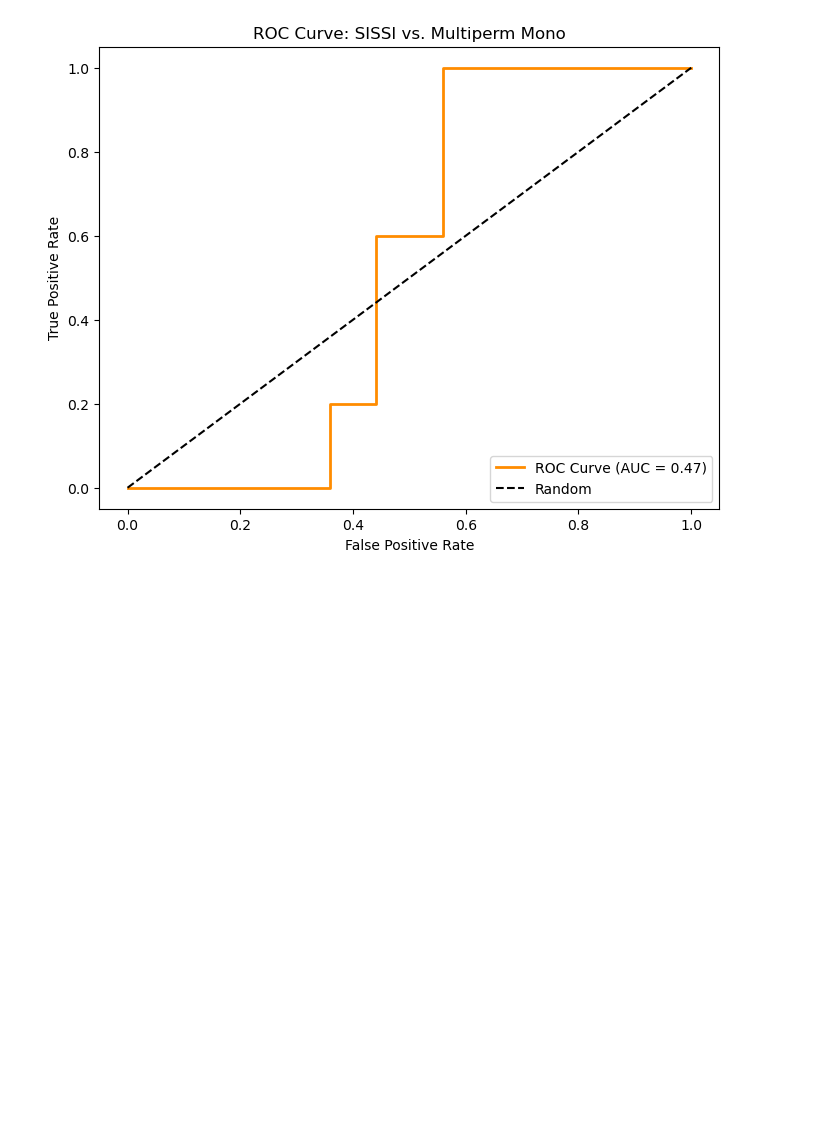
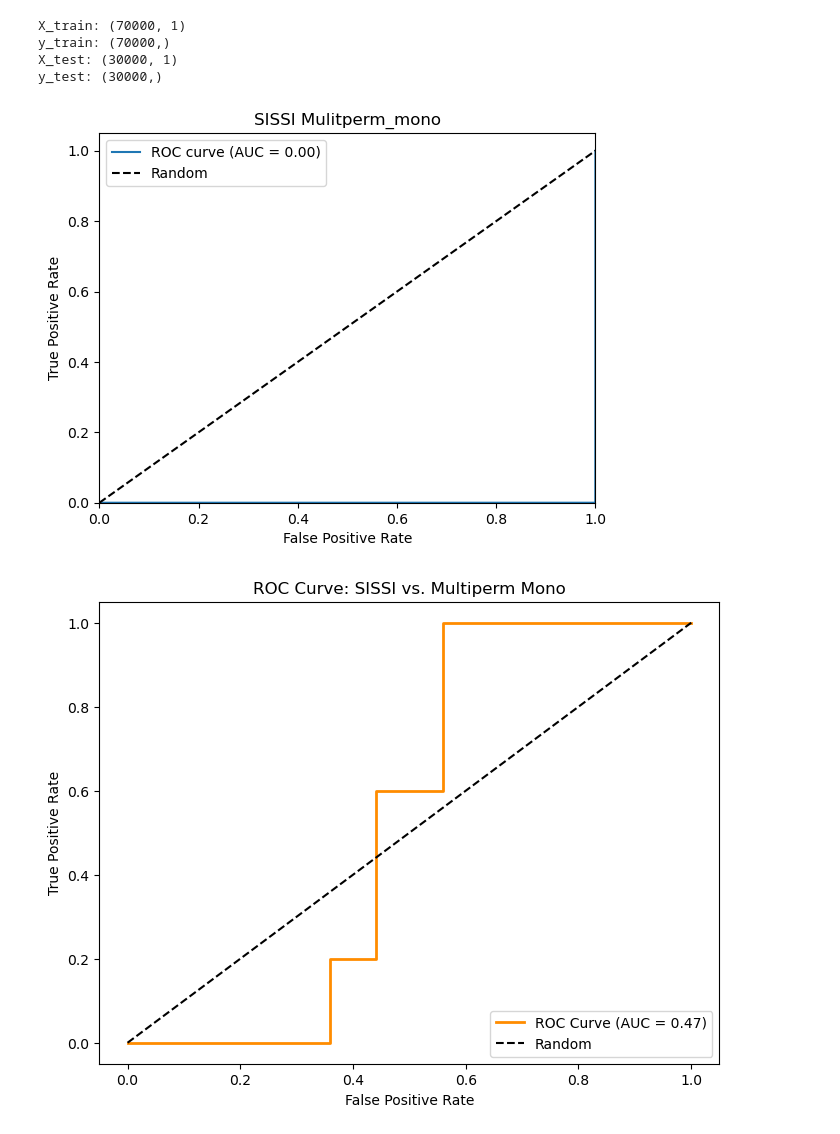
Before and after one commit to Faragas91/Masterarbeit, a Jupyter notebook: Scripts/test ROC.ipynb, the cells around one changed output. Cells and saved outputs as stored; diff of their text form; code cells hidden in the pictures; blank space fills up the shorter version.

```diff
--- a/Scripts/test ROC.ipynb
+++ b/Scripts/test ROC.ipynb
@@ -30,4 +30,15 @@ from imblearn.over_sampling import SMOTE
 # df_sissiz_mono = pd.DataFrame(pd.read_excel('D:/Masterarbeit_Daten/Data/SISSIz_Data_di_Excel/multiperm_mono.xlsx'))
 # df_multiperm_di = pd.DataFrame(pd.read_excel('D:/Masterarbeit_Daten/Data/SISSIz_Data_di_Excel/multiperm_di.xlsx'))
 # df_aln_shuffle = pd.DataFrame(pd.read_excel('D:/Masterarbeit_Daten/Data/SISSIz_Data_di_Excel/alifoldz.xlsx'))
+# %%
+# Datei-Pfade
+file_names = {
+    # 'sissi': 'D:/Masterarbeit_Daten/Data/SISSIz_Data_di_Excel/sissi.xlsx',
+    'sissi_oversampling': 'D:/Masterarbeit_programmieren/Data/SISSIz_Data_di_Excel/sissi_oversampling.xlsx',
+    'sissiz_mono': 'D:/Masterarbeit_Daten/Data/SISSIz_Data_di_Excel/sissiz_mono.xlsx',
+    'sissiz_di': 'D:/Masterarbeit_Daten/Data/SISSIz_Data_di_Excel/sissiz_di.xlsx',
+    'multiperm_mono': 'D:/Masterarbeit_Daten/Data/SISSIz_Data_di_Excel/multiperm_mono.xlsx',
+    'multiperm_di': 'D:/Masterarbeit_Daten/Data/SISSIz_Data_di_Excel/multiperm_di.xlsx',
+    'aln-shuffle': 'D:/Masterarbeit_Daten/Data/SISSIz_Data_di_Excel/alifoldz.xlsx'
+}
 # %%
@@ -111,7 +136,9 @@ def plot_confusion_matrix(x, z):
     ax.xaxis.set_ticklabels(['False','True'])
     ax.yaxis.set_ticklabels(['False','True'])
 # %%
-X_train, X_test, y_train, y_test = train_test_split(df[["sissi"]], df[["multiperm_mono"]], test_size=0.3, random_state=0)
+df["multiperm_mono_binary"] = (df["multiperm_mono"] > -4).astype(int)
+
+X_train, X_test, y_train, y_test = train_test_split(df[["sissi_oversampling"]], df["multiperm_mono_binary"], test_size=0.3, random_state=42)
 print("X_train: " + str(X_train.shape))
 print("y_train: " + str(y_train.shape))
 print("X_test: " + str(X_test.shape))
@@ -127,6 +154,11 @@ model.fit(X_train, y_train)
 
 # Vorhersagen auf dem Testdatensatz machen
 y_pred = model.predict(X_test)
+# %% [output]
+X_train: (70000, 1)
+y_train: (70000,)
+X_test: (30000, 1)
+y_test: (30000,)
 # %%
 def receiverOperationCharacteristics(x, y, z):
     # Beispiel-Daten
@@ -158,10 +190,12 @@ def receiverOperationCharacteristics(x, y, z):
     plt.legend(loc="upper left")
     plt.show()
 # %%
-positive_file = df[["sissi"]]
+positive_file = df[["sissi_oversampling"]]
 negative_file = df[["multiperm_mono"]]
 title = "SISSI Mulitperm_mono"
 receiverOperationCharacteristics(positive_file, negative_file, title)
+# %% [output]
+[figure, added]
 # %%
 # threshold = -3
 # df["multiperm_mono_binary"] = (df["multiperm_mono"] > threshold).astype(int)
```
Also changed, not shown: parts of 2 cells of this notebook, 2 other files.
